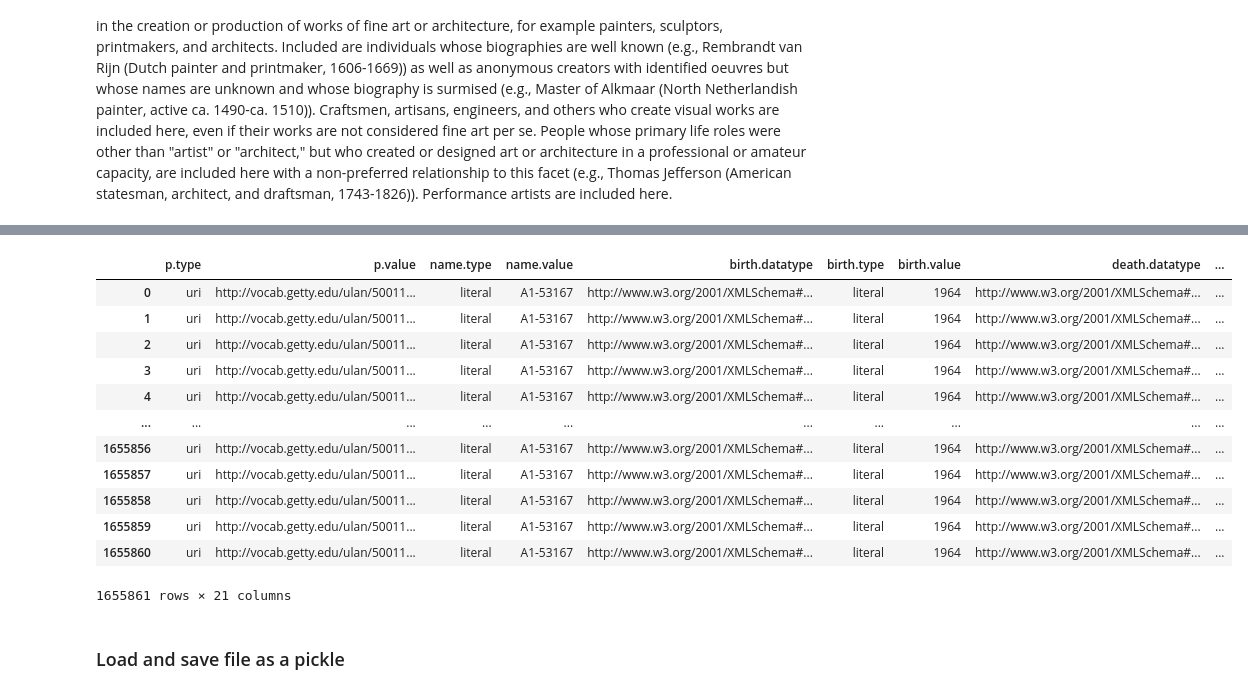
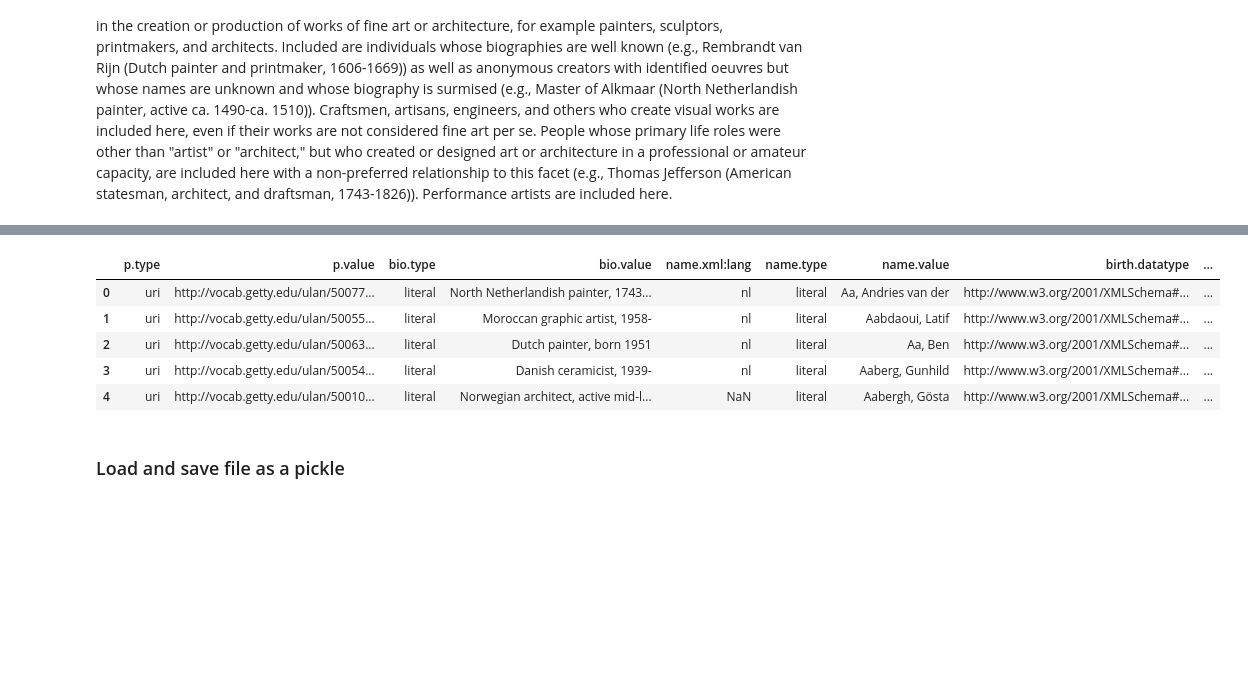
Before and after one commit to velvetbulldozer/getty_ulan, a Jupyter notebook: 2023-06-17_getty_ulan_sparql_endpoint.ipynb, the cells around one changed output, grey strips where cells are left out. Saved outputs shown, nothing was run; the diff lists cells and outputs as text; code cells hidden in the pictures; blank space fills up the shorter version.

```diff
--- a/2023-06-17_getty_ulan_sparql_endpoint.ipynb
+++ b/2023-06-17_getty_ulan_sparql_endpoint.ipynb
@@ -165,21 +197,14 @@ results = sparql.query().convert()
 # %%
 # traverses the json
 results_df = pd.json_normalize(results['results']['bindings'])
-results_df
+results_df.head()
 # %% [output]
-|  | p.type | p.value | name.type | name.value | birth.datatype | birth.type | birth.value | death.datatype | ... |
-| 0 | uri | http://vocab.getty.edu/ulan/50011... | literal | A1-53167 | http://www.w3.org/2001/XMLSchema#... | literal | 1964 | http://www.w3.org/2001/XMLSchema#... | ... |
-| 1 | uri | http://vocab.getty.edu/ulan/50011... | literal | A1-53167 | http://www.w3.org/2001/XMLSchema#... | literal | 1964 | http://www.w3.org/2001/XMLSchema#... | ... |
-| 2 | uri | http://vocab.getty.edu/ulan/50011... | literal | A1-53167 | http://www.w3.org/2001/XMLSchema#... | literal | 1964 | http://www.w3.org/2001/XMLSchema#... | ... |
-| 3 | uri | http://vocab.getty.edu/ulan/50011... | literal | A1-53167 | http://www.w3.org/2001/XMLSchema#... | literal | 1964 | http://www.w3.org/2001/XMLSchema#... | ... |
-| 4 | uri | http://vocab.getty.edu/ulan/50011... | literal | A1-53167 | http://www.w3.org/2001/XMLSchema#... | literal | 1964 | http://www.w3.org/2001/XMLSchema#... | ... |
-| ... | ... | ... | ... | ... | ... | ... | ... | ... | ... |
-| 1655856 | uri | http://vocab.getty.edu/ulan/50011... | literal | A1-53167 | http://www.w3.org/2001/XMLSchema#... | literal | 1964 | http://www.w3.org/2001/XMLSchema#... | ... |
-| 1655857 | uri | http://vocab.getty.edu/ulan/50011... | literal | A1-53167 | http://www.w3.org/2001/XMLSchema#... | literal | 1964 | http://www.w3.org/2001/XMLSchema#... | ... |
-| 1655858 | uri | http://vocab.getty.edu/ulan/50011... | literal | A1-53167 | http://www.w3.org/2001/XMLSchema#... | literal | 1964 | http://www.w3.org/2001/XMLSchema#... | ... |
-| 1655859 | uri | http://vocab.getty.edu/ulan/50011... | literal | A1-53167 | http://www.w3.org/2001/XMLSchema#... | literal | 1964 | http://www.w3.org/2001/XMLSchema#... | ... |
-| 1655860 | uri | http://vocab.getty.edu/ulan/50011... | literal | A1-53167 | http://www.w3.org/2001/XMLSchema#... | literal | 1964 | http://www.w3.org/2001/XMLSchema#... | ... |
+|  | p.type | p.value | bio.type | bio.value | name.xml:lang | name.type | name.value | birth.datatype | ... |
+| 0 | uri | http://vocab.getty.edu/ulan/50077... | literal | North Netherlandish painter, 1743... | nl | literal | Aa, Andries van der | http://www.w3.org/2001/XMLSchema#... | ... |
+| 1 | uri | http://vocab.getty.edu/ulan/50055... | literal | Moroccan graphic artist, 1958- | nl | literal | Aabdaoui, Latif | http://www.w3.org/2001/XMLSchema#... | ... |
+| 2 | uri | http://vocab.getty.edu/ulan/50063... | literal | Dutch painter, born 1951 | nl | literal | Aa, Ben | http://www.w3.org/2001/XMLSchema#... | ... |
+| 3 | uri | http://vocab.getty.edu/ulan/50054... | literal | Danish ceramicist, 1939- | nl | literal | Aaberg, Gunhild | http://www.w3.org/2001/XMLSchema#... | ... |
+| 4 | uri | http://vocab.getty.edu/ulan/50010... | literal | Norwegian architect, active mid-l... | NaN | literal | Aabergh, Gösta | http://www.w3.org/2001/XMLSchema#... | ... |
-1655861 rows × 21 columns
 # %% [markdown]
 ### Load and save file as a pickle
 # %%
```
Also changed, not shown: parts of 31 cells of this notebook, 3 other files.
